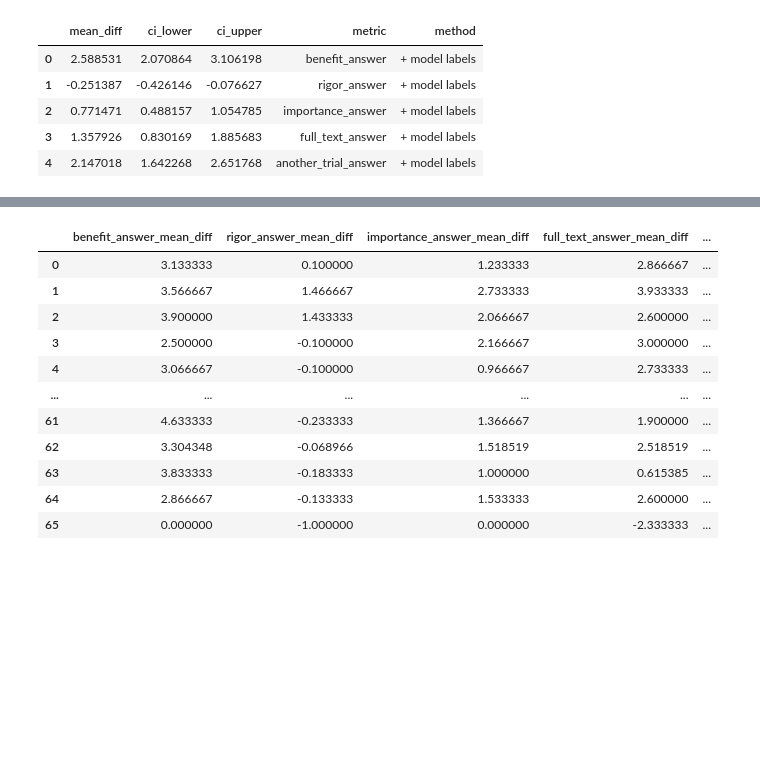
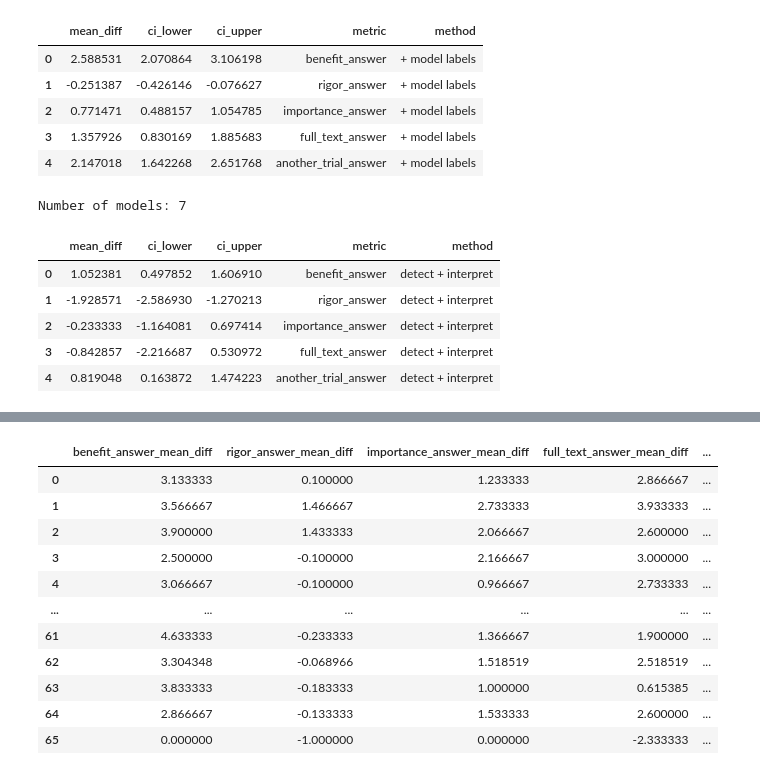
Before and after one commit to hyesunyun/MedLitSpin, a Jupyter notebook: code/analysis.ipynb, the cells around one changed output, grey strips where cells are left out. Saved outputs shown, nothing was run; the diff lists cells and outputs as text; code cells hidden in the pictures; blank space fills up the shorter version.

```diff
--- a/code/analysis.ipynb
+++ b/code/analysis.ipynb
@@ -842,4 +842,63 @@ model_output_labelled_model_stats_df
 | 2 | 0.771471 | 0.488157 | 1.054785 | importance_answer | + model labels |
 | 3 | 1.357926 | 0.830169 | 1.885683 | full_text_answer | + model labels |
 | 4 | 2.147018 | 1.642268 | 2.651768 | another_trial_answer | + model labels |
+# %%
+# "interpretation_overall_metrics.json"
+# "gold_labelled_interpretation_overall_metrics.json"
+# "model_output_labelled_interpretation_overall_metrics.json"
+# "combined_detection_interpretation_overall_metrics.json"
+
+combined_interpretation_stats_df = pd.read_json("./eval_outputs/combined_detection_interpretation_overall_metrics.json", orient="index")
+
+combined_interpretation_stats_df["model_name"] = combined_interpretation_stats_df.index
+combined_interpretation_stats_df["model_type"] = combined_interpretation_stats_df.index.map(lambda x: model_metadata[x]["model_type"])
+combined_interpretation_stats_df["model_size_in_b"] = combined_interpretation_stats_df.index.map(lambda x: model_metadata[x]["model_size_in_b"])
+# remove index
+combined_interpretation_stats_df.reset_index(drop=True, inplace=True)
+
+print(f"Number of models: {len(combined_interpretation_stats_df)}")
+
+combined_interpretation_stats_df.sort_index(inplace=True) # alphabetical order
+# combined_interpretation_stats_df
+# %% [output]
+Number of models: 7
+# %%
+# calculate the average of all model metrics and calculate 95% CI
+average_model_benefit = combined_interpretation_stats_df["benefit_answer_mean_diff"].mean()
+ci_lower_model_benefit, ci_upper_model_benefit = calculate_confidence_interval(combined_interpretation_stats_df, "benefit_answer_mean_diff")
+
+average_model_rigor = combined_interpretation_stats_df["rigor_answer_mean_diff"].mean()
+ci_lower_model_rigor, ci_upper_model_rigor = calculate_confidence_interval(combined_interpretation_stats_df, "rigor_answer_mean_diff")
+
+average_model_importance = combined_interpretation_stats_df["importance_answer_mean_diff"].mean()
+ci_lower_model_importance, ci_upper_model_importance = calculate_confidence_interval(combined_interpretation_stats_df, "importance_answer_mean_diff")
+
+average_model_full_text = combined_interpretation_stats_df["full_text_answer_mean_diff"].mean()
+ci_lower_model_full_text, ci_upper_model_full_text = calculate_confidence_interval(combined_interpretation_stats_df, "full_text_answer_mean_diff")
+
+average_model_another_trial = combined_interpretation_stats_df["another_trial_answer_mean_diff"].mean()
+ci_lower_model_another_trial, ci_upper_model_another_trial = calculate_confidence_interval(combined_interpretation_stats_df, "another_trial_answer_mean_diff")
+
+model_stats = {
+    "benefit_answer": {"mean_diff": average_model_benefit, "ci_lower": ci_lower_model_benefit, "ci_upper": ci_upper_model_benefit},
+    "rigor_answer": {"mean_diff": average_model_rigor, "ci_lower": ci_lower_model_rigor, "ci_upper": ci_upper_model_rigor},
+    "importance_answer": {"mean_diff": average_model_importance, "ci_lower": ci_lower_model_importance, "ci_upper": ci_upper_model_importance},
+    "full_text_answer": {"mean_diff": average_model_full_text, "ci_lower": ci_lower_model_full_text, "ci_upper": ci_upper_model_full_text},
+    "another_trial_answer": {"mean_diff": average_model_another_trial, "ci_lower": ci_lower_model_another_trial, "ci_upper": ci_upper_model_another_trial}
+}
+
+combined_interpretation_stats_df = pd.DataFrame(model_stats).T
+combined_interpretation_stats_df["metric"] = combined_interpretation_stats_df.index
+# remove index
+combined_interpretation_stats_df.reset_index(drop=True, inplace=True)
+combined_interpretation_stats_df["method"] = "detect + interpret"
+
+combined_interpretation_stats_df
+# %% [output]
+|  | mean_diff | ci_lower | ci_upper | metric | method |
+| 0 | 1.052381 | 0.497852 | 1.606910 | benefit_answer | detect + interpret |
+| 1 | -1.928571 | -2.586930 | -1.270213 | rigor_answer | detect + interpret |
+| 2 | -0.233333 | -1.164081 | 0.697414 | importance_answer | detect + interpret |
+| 3 | -0.842857 | -2.216687 | 0.530972 | full_text_answer | detect + interpret |
+| 4 | 0.819048 | 0.163872 | 1.474223 | another_trial_answer | detect + interpret |
 # %%
```
Also changed, not shown: parts of 3 cells of this notebook, 3 other files.
